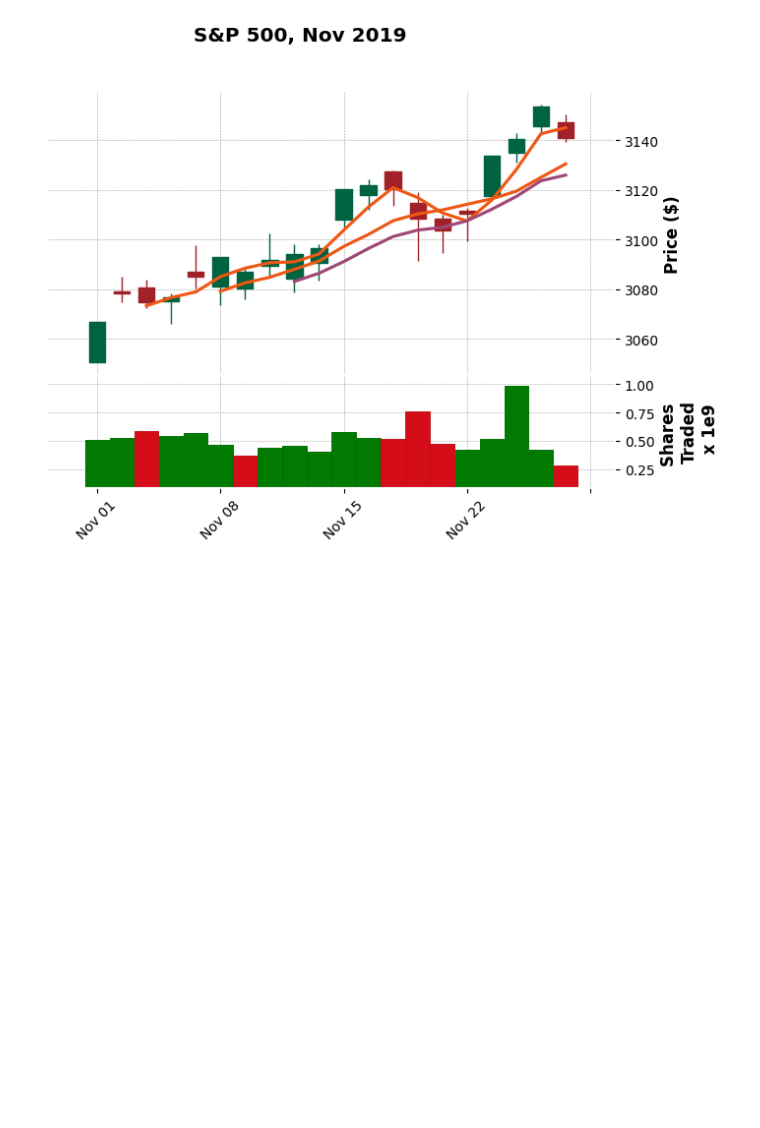
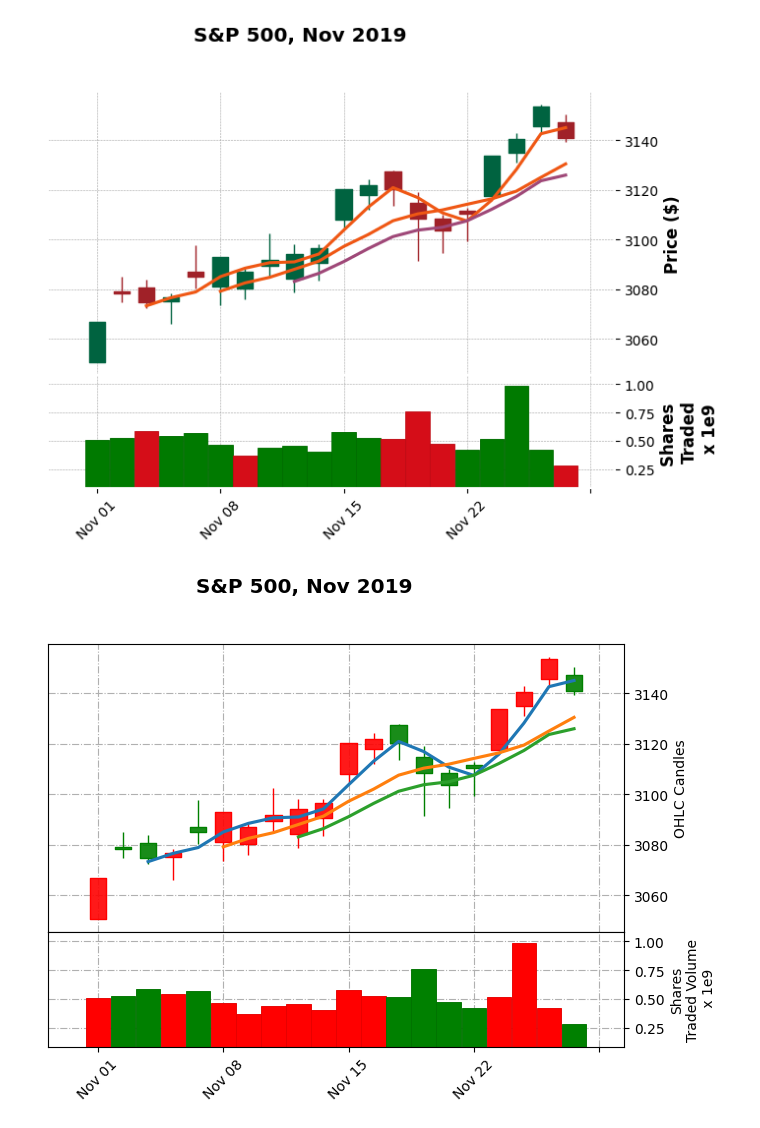
Before and after one commit to pstocky/pstocky, a Jupyter notebook: tutorial/a002-k-chart-mplfinance-new-api.ipynb, the cells around one changed output. Cells and saved outputs as stored; diff of their text form; code cells hidden in the pictures; blank space fills up the shorter version.

Commit message:
set line style in new mpl module

```diff
--- a/tutorial/a002-k-chart-mplfinance-new-api.ipynb
+++ b/tutorial/a002-k-chart-mplfinance-new-api.ipynb
@@ -15,7 +15,7 @@ goal: 用 mpl 的最新 API 画 k 线图。不再学习老 API。
 import pandas as pd
 import mplfinance as mpf
 # %%
-test_data_path = '../example-data/for-tutorial-only/SP500_NOV2019_Hist.csv'
+test_data_path = '../data/for-tutorial-only/SP500_NOV2019_Hist.csv'
 # Load data file.
 df = pd.read_csv(test_data_path, index_col=0, parse_dates=True)
 df.head()
@@ -46,0 +50,67 @@ mpf.plot(df, type='candle', style='charles',
+# %%
+# 设置基本参数
+# type:绘制图形的类型，有candle, renko, ohlc, line等
+# 此处选择candle,即K线图
+# mav(moving average):均线类型,此处设置7,30,60日线
+# volume:布尔类型，设置是否显示成交量，默认False
+# title:设置标题
+# y_label_lower:设置成交量图一栏的标题
+# figratio:设置图形纵横比
+# figscale:设置图形尺寸(数值越大图像质量越高)
+kwargs = dict(
+    type='candle',
+    mav=(3, 6, 9),
+    volume=True,
+    title='S&P 500, Nov 2019',
+    ylabel='OHLC Candles',
+    ylabel_lower='Shares\nTraded Volume',
+#     figratio=(15, 10),
+#     figscale=2,
+)
+
+# 设置marketcolors
+# up:设置K线线柱颜色，up意为收盘价大于等于开盘价
+# down:与up相反，这样设置与国内K线颜色标准相符
+# edge:K线线柱边缘颜色(i代表继承自up和down的颜色)，下同。详见官方文档)
+# wick:灯芯(上下影线)颜色
+# volume:成交量直方图的颜色
+# inherit:是否继承，选填
+mc = mpf.make_marketcolors(
+    up='red',
+    down='green',
+    edge='i',
+    wick='i',
+    volume='in',
+    inherit=True)
+
+# 设置图形风格
+# gridaxis:设置网格线位置
+# gridstyle:设置网格线线型
+# y_on_right:设置y轴位置是否在右
+s = mpf.make_mpf_style(
+    gridaxis='both',
+    gridstyle='-.',
+    y_on_right=True,
+    marketcolors=mc)
+
+# 设置均线颜色，配色表可见下图
+# 建议设置较深的颜色且与红色、绿色形成对比
+# 此处设置七条均线的颜色，也可应用默认设置
+mpl.rcParams['axes.prop_cycle'] = cycler(
+    color=['dodgerblue', 'deeppink',
+    'navy', 'teal', 'maroon', 'darkorange',
+    'indigo'])
+
+# # 设置线宽
+# mpl.rcParams['lines.linewidth'] = .5
+
+# 图形绘制
+# show_nontrading:是否显示非交易日，默认False
+# savefig:导出图片，填写文件名及后缀
+mpf.plot(df,
+    **kwargs,
+    style=s,
+    show_nontrading=False,
+)
+# %% [output]
+[figure, added]
```
Also changed, not shown: parts of 3 cells of this notebook.
